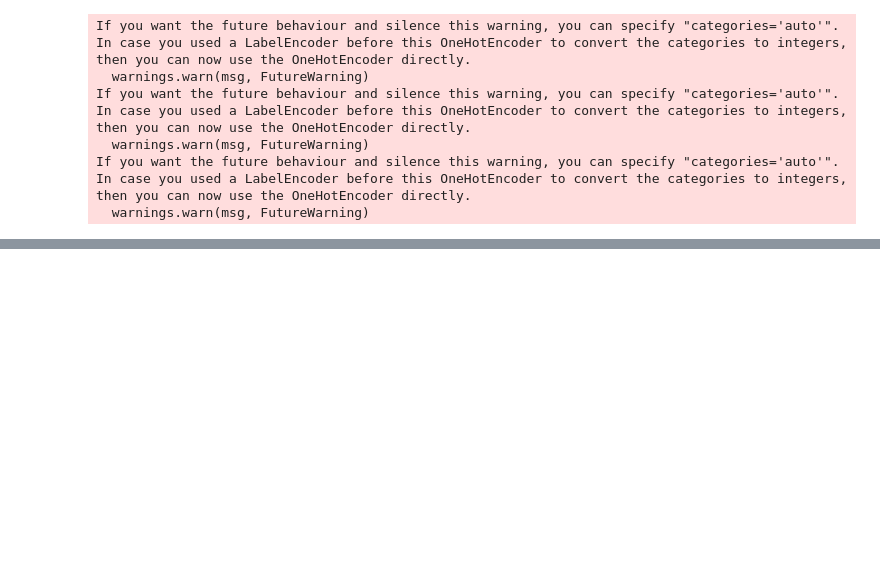
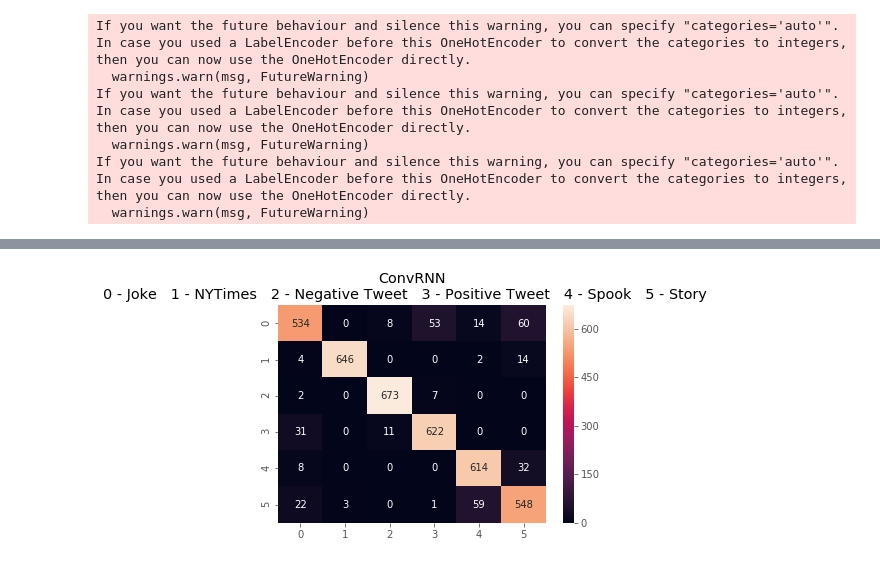
Before and after one commit to ninjamelons/TensorDNN, a Jupyter notebook: Untitled0.ipynb, the cells around one changed output, grey strips where cells are left out. Cells and saved outputs as stored; diff of their text form; code cells hidden in the pictures; blank space fills up the shorter version.

```diff
--- a/Untitled0.ipynb
+++ b/Untitled0.ipynb
@@ -520 +725,12 @@ print("--- %s seconds ---" % (time.time() - start_time))
+# %%
+prediction_5 = tpu_model_5.predict(X_validation_resized)
+name_labels = ''
+j = 0
+for i in label_encoder.classes_:
+  name_labels += str(j) + " - " + i + "   "
+  j += 1
+
+plot_heatmap(tpu_model_5.history.model.name, prediction_5)
+# %% [output]
+[figure, added]
 # %%
```
Also changed, not shown: parts of 51 cells of this notebook.
